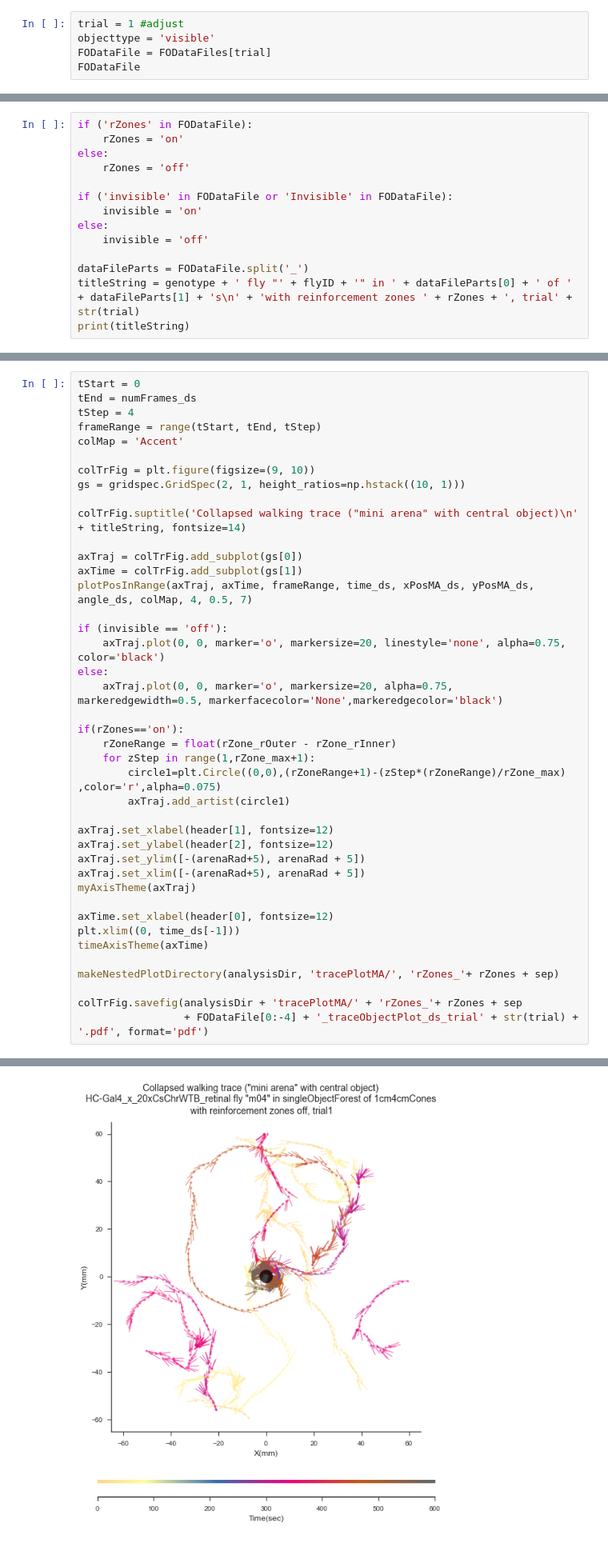
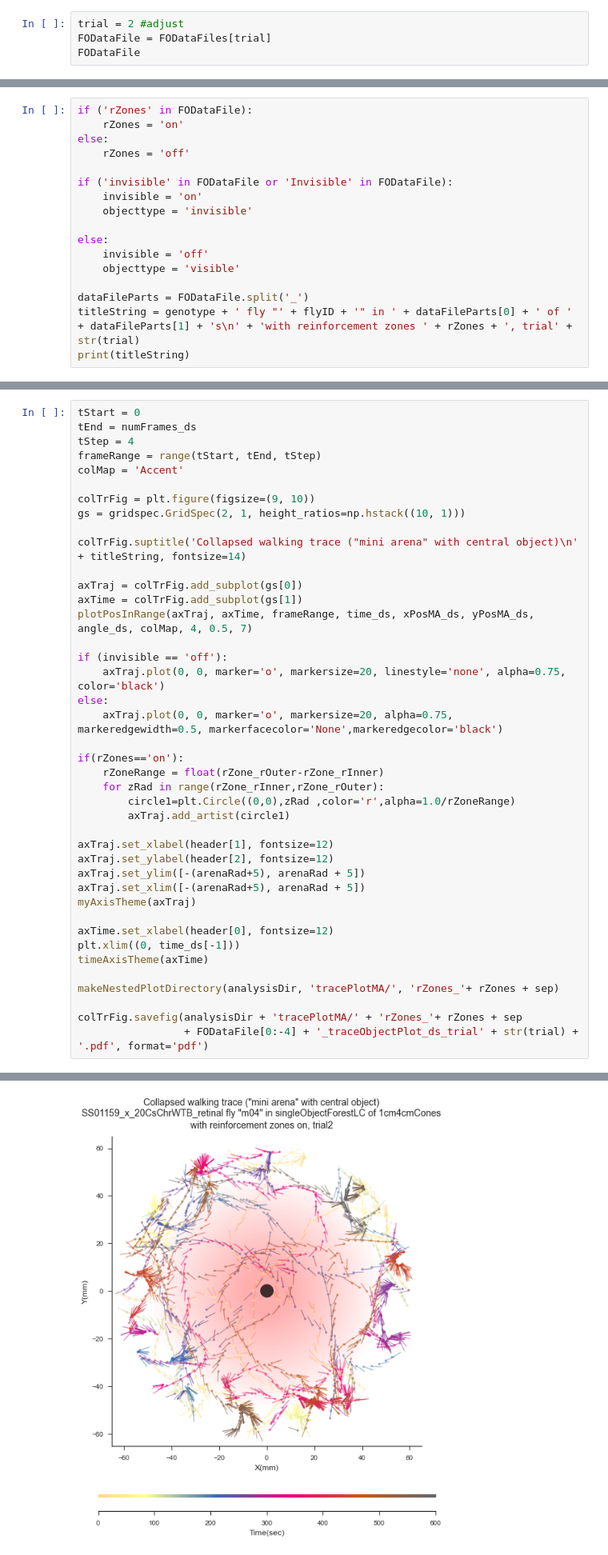
Before and after one commit to hjmh/flyNotebooks, a Jupyter notebook: flyVRoptogenetics/flyVRoptogenetics_trajectoryAnalysis_FlyOver094.ipynb, the cells around one changed output, grey strips where cells are left out. Shown at 80% size. Cells and saved outputs as stored; diff of their text form.

```diff
--- a/flyVRoptogenetics/flyVRoptogenetics_trajectoryAnalysis_FlyOver094.ipynb
+++ b/flyVRoptogenetics/flyVRoptogenetics_trajectoryAnalysis_FlyOver094.ipynb
@@ -83,8 +81,7 @@ Analysis directory already exists.
 ### Load raw data
 #### Choose trial to analyse
 # %%
-trial = 1 #adjust
-objecttype = 'visible'
+trial = 2 #adjust
 FODataFile = FODataFiles[trial]
 FODataFile
 # %% [output]
@@ -97,8 +94,11 @@ else:
 
 if ('invisible' in FODataFile or 'Invisible' in FODataFile):
     invisible = 'on'
+    objecttype = 'invisible'
+
 else:
     invisible = 'off'
+    objecttype = 'visible'
 
 dataFileParts = FODataFile.split('_')
 titleString = genotype + ' fly "' + flyID + '" in ' + dataFileParts[0] + ' of ' + dataFileParts[1] + 's\n' + 'with reinforcement zones ' + rZones + ', trial' + str(trial)
@@ -317,37 +279,37 @@ colTrFig.suptitle('Collapsed walking trace ("mini arena" with central object)\n'
 
 axTraj = colTrFig.add_subplot(gs[0])
 axTime = colTrFig.add_subplot(gs[1])
 plotPosInRange(axTraj, axTime, frameRange, time_ds, xPosMA_ds, yPosMA_ds, angle_ds, colMap, 4, 0.5, 7)
 
 if (invisible == 'off'):
     axTraj.plot(0, 0, marker='o', markersize=20, linestyle='none', alpha=0.75, color='black')
 else:
     axTraj.plot(0, 0, marker='o', markersize=20, alpha=0.75, markeredgewidth=0.5, markerfacecolor='None',markeredgecolor='black')
 
 if(rZones=='on'):
-    rZoneRange = float(rZone_rOuter - rZone_rInner)
-    for zStep in range(1,rZone_max+1):
-        circle1=plt.Circle((0,0),(rZoneRange+1)-(zStep*(rZoneRange)/rZone_max) ,color='r',alpha=0.075)
+    rZoneRange = float(rZone_rOuter-rZone_rInner)
+    for zRad in range(rZone_rInner,rZone_rOuter):
+        circle1=plt.Circle((0,0),zRad ,color='r',alpha=1.0/rZoneRange)
         axTraj.add_artist(circle1)
 
 axTraj.set_xlabel(header[1], fontsize=12)
 axTraj.set_ylabel(header[2], fontsize=12)
 axTraj.set_ylim([-(arenaRad+5), arenaRad + 5])
 axTraj.set_xlim([-(arenaRad+5), arenaRad + 5])
 myAxisTheme(axTraj)
 
 axTime.set_xlabel(header[0], fontsize=12)
 plt.xlim((0, time_ds[-1]))
 timeAxisTheme(axTime)
 
 makeNestedPlotDirectory(analysisDir, 'tracePlotMA/', 'rZones_'+ rZones + sep)
 
 colTrFig.savefig(analysisDir + 'tracePlotMA/' + 'rZones_'+ rZones + sep
                  + FODataFile[0:-4] + '_traceObjectPlot_ds_trial' + str(trial) + '.pdf', format='pdf')
 # %% [output]
 Analysis directory already exists.
 Plot directory already exists.
-[figure, old version]
+[figure, new version]
 # %% [markdown]
 ### Compute heading angle relative to closest object (use collapsed coordinates)
 #### Compute parameters characterising fly's relationship to object
```
Also changed, not shown: parts of 19 cells of this notebook.
